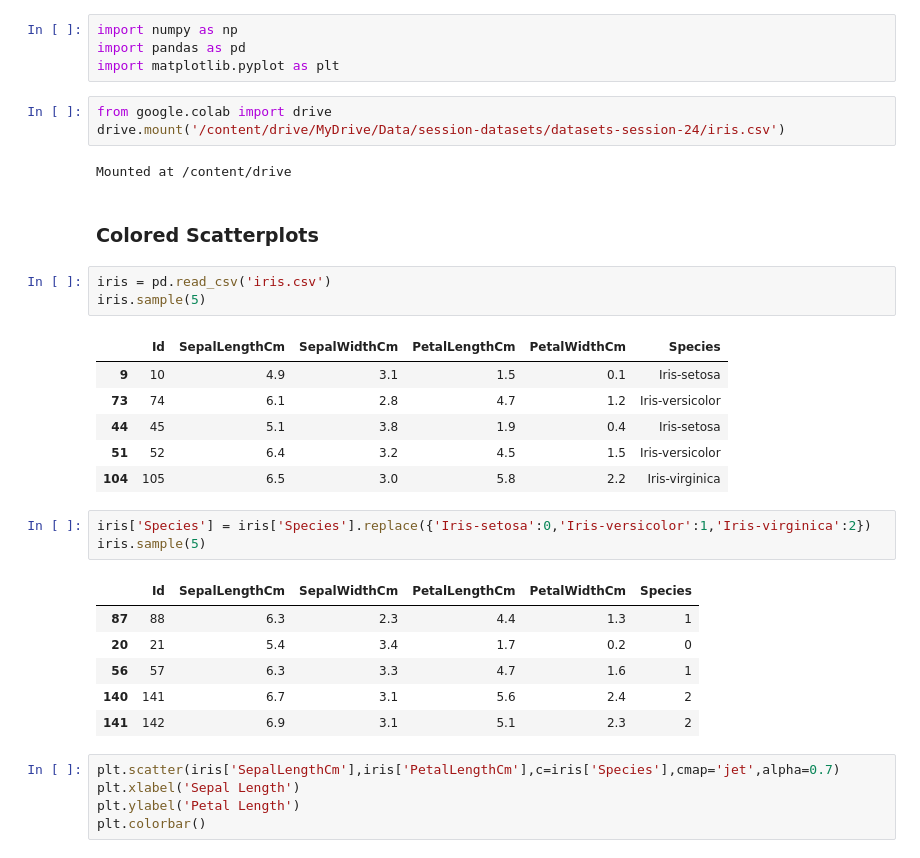
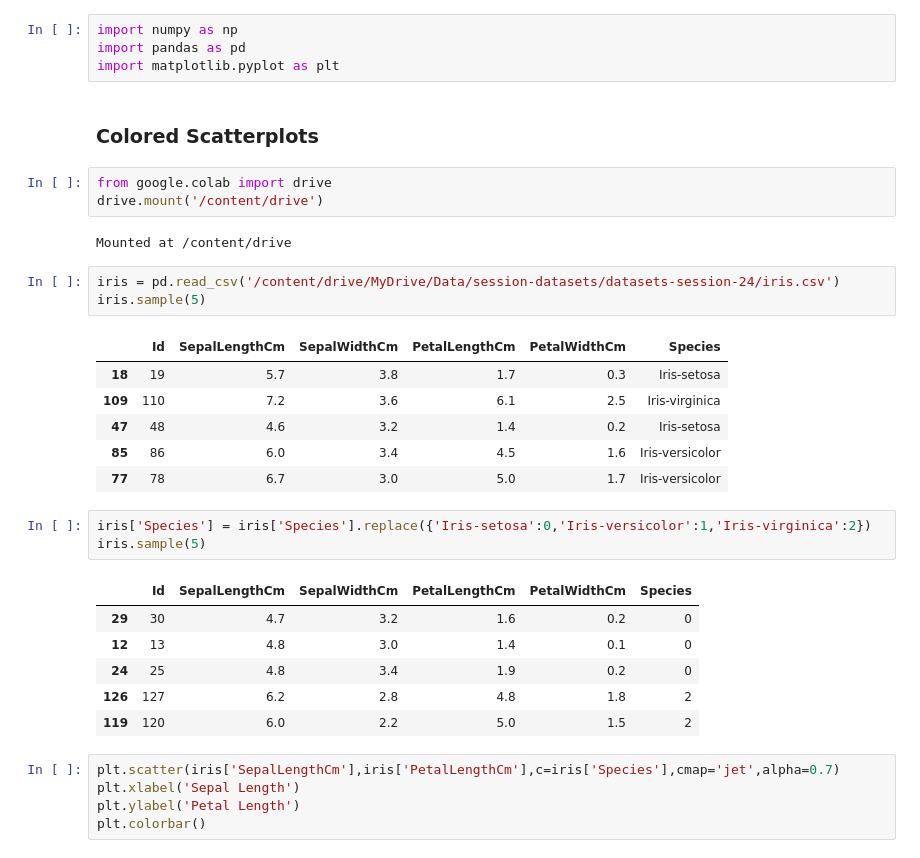
Before and after one commit to Pritush09/Visulaisation-Library-Practice, a Jupyter notebook: Session_24_advanced_matplotlib.ipynb, the cells around one changed output. Cells and saved outputs as stored; diff of their text form.

Commit message:
changed some importation

```diff
--- a/Session_24_advanced_matplotlib.ipynb
+++ b/Session_24_advanced_matplotlib.ipynb
@@ -4,33 +4,33 @@
 import numpy as np
 import pandas as pd
 import matplotlib.pyplot as plt
-# %%
-from google.colab import drive
-drive.mount('/content/drive/MyDrive/Data/session-datasets/datasets-session-24/iris.csv')
-# %% [output]
-Mounted at /content/drive
 # %% [markdown]
 ### Colored Scatterplots
+# %%
+from google.colab import drive
+drive.mount('/content/drive')
+# %% [output]
+Mounted at /content/drive
 # %%
-iris = pd.read_csv('iris.csv')
+iris = pd.read_csv('/content/drive/MyDrive/Data/session-datasets/datasets-session-24/iris.csv')
 iris.sample(5)
 # %% [output]
 |  | Id | SepalLengthCm | SepalWidthCm | PetalLengthCm | PetalWidthCm | Species |
-| 9 | 10 | 4.9 | 3.1 | 1.5 | 0.1 | Iris-setosa |
-| 73 | 74 | 6.1 | 2.8 | 4.7 | 1.2 | Iris-versicolor |
-| 44 | 45 | 5.1 | 3.8 | 1.9 | 0.4 | Iris-setosa |
-| 51 | 52 | 6.4 | 3.2 | 4.5 | 1.5 | Iris-versicolor |
-| 104 | 105 | 6.5 | 3.0 | 5.8 | 2.2 | Iris-virginica |
+| 18 | 19 | 5.7 | 3.8 | 1.7 | 0.3 | Iris-setosa |
+| 109 | 110 | 7.2 | 3.6 | 6.1 | 2.5 | Iris-virginica |
+| 47 | 48 | 4.6 | 3.2 | 1.4 | 0.2 | Iris-setosa |
+| 85 | 86 | 6.0 | 3.4 | 4.5 | 1.6 | Iris-versicolor |
+| 77 | 78 | 6.7 | 3.0 | 5.0 | 1.7 | Iris-versicolor |
 # %%
 iris['Species'] = iris['Species'].replace({'Iris-setosa':0,'Iris-versicolor':1,'Iris-virginica':2})
 iris.sample(5)
 # %% [output]
 |  | Id | SepalLengthCm | SepalWidthCm | PetalLengthCm | PetalWidthCm | Species |
-| 87 | 88 | 6.3 | 2.3 | 4.4 | 1.3 | 1 |
-| 20 | 21 | 5.4 | 3.4 | 1.7 | 0.2 | 0 |
-| 56 | 57 | 6.3 | 3.3 | 4.7 | 1.6 | 1 |
-| 140 | 141 | 6.7 | 3.1 | 5.6 | 2.4 | 2 |
-| 141 | 142 | 6.9 | 3.1 | 5.1 | 2.3 | 2 |
+| 29 | 30 | 4.7 | 3.2 | 1.6 | 0.2 | 0 |
+| 12 | 13 | 4.8 | 3.0 | 1.4 | 0.1 | 0 |
+| 24 | 25 | 4.8 | 3.4 | 1.9 | 0.2 | 0 |
+| 126 | 127 | 6.2 | 2.8 | 4.8 | 1.8 | 2 |
+| 119 | 120 | 6.0 | 2.2 | 5.0 | 1.5 | 2 |
 # %%
 plt.scatter(iris['SepalLengthCm'],iris['PetalLengthCm'],c=iris['Species'],cmap='jet',alpha=0.7)
 plt.xlabel('Sepal Length')
```
